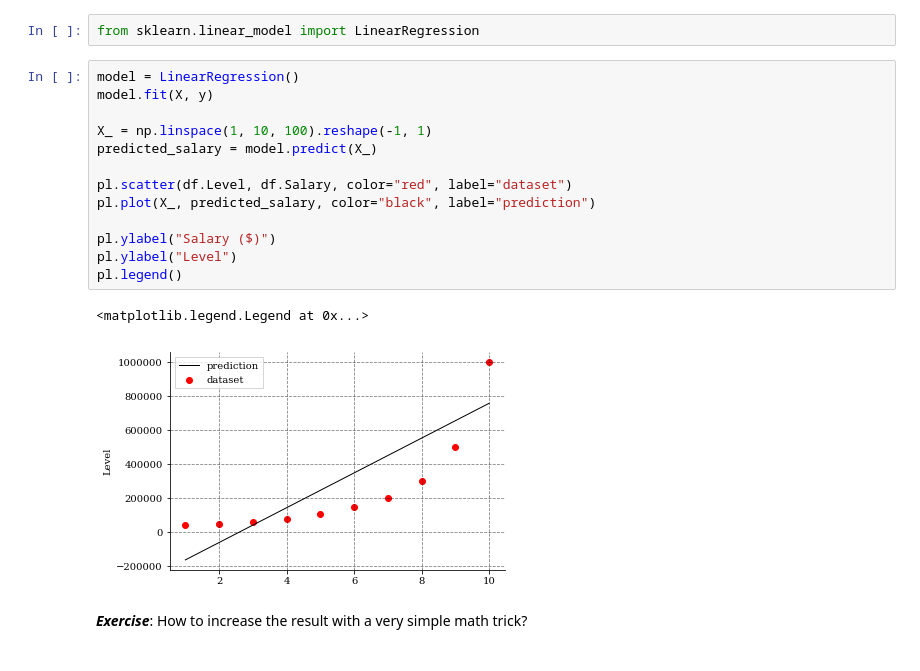
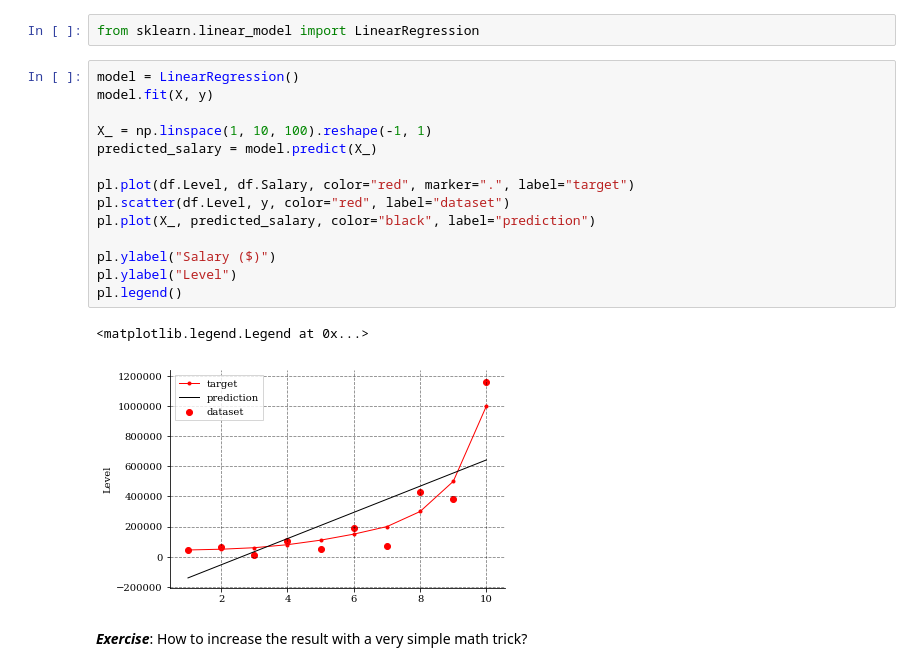
Before and after one commit to locie/simurex2018_workshop, a Jupyter notebook: celliern/machine_learning/workshop_ml.ipynb, the cells around one changed output. Drawn from its saved outputs; the diff is of its cells as text.

```diff
--- a/celliern/machine_learning/workshop_ml.ipynb
+++ b/celliern/machine_learning/workshop_ml.ipynb
@@ -374,19 +381,20 @@ from sklearn.linear_model import LinearRegression
 # %%
 model = LinearRegression()
 model.fit(X, y)
 
 X_ = np.linspace(1, 10, 100).reshape(-1, 1)
 predicted_salary = model.predict(X_)
 
-pl.scatter(df.Level, df.Salary, color="red", label="dataset")
+pl.plot(df.Level, df.Salary, color="red", marker=".", label="target")
+pl.scatter(df.Level, y, color="red", label="dataset")
 pl.plot(X_, predicted_salary, color="black", label="prediction")
 
 pl.ylabel("Salary ($)")
 pl.ylabel("Level")
 pl.legend()
 # %% [output]
 <matplotlib.legend.Legend at 0x...>
-[figure, old version]
+[figure, new version]
 # %% [markdown]
 ***Exercise***: How to increase the result with a very simple math trick?
 # %%
```
Also changed, not shown: parts of 47 cells of this notebook.
